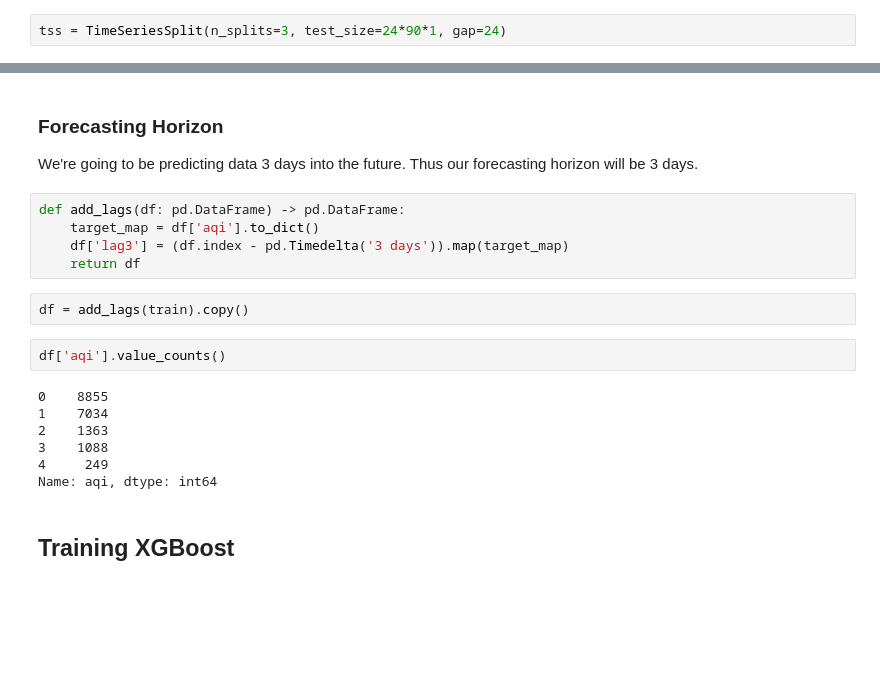
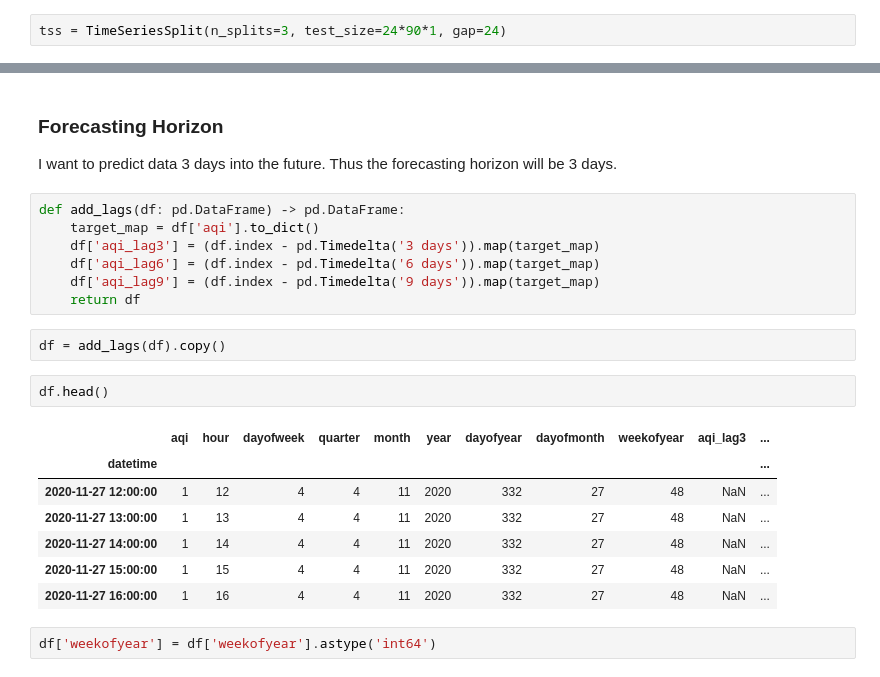
Before and after one commit to achi113s/AQIPrediction, a Jupyter notebook: 3_model_training_nb.ipynb, the cells around one changed output, grey strips where cells are left out. Cells and saved outputs as stored; diff of their text form; blank space fills up the shorter version.

```diff
--- a/3_model_training_nb.ipynb
+++ b/3_model_training_nb.ipynb
@@ -234,22 +384,25 @@ for train_idx, val_idx in tss.split(train):
 # %% [markdown]
 ### Forecasting Horizon
 
-We're going to be predicting data 3 days into the future. Thus our forecasting horizon will be 3 days.
+I want to predict data 3 days into the future. Thus the forecasting horizon will be 3 days.
 # %%
 def add_lags(df: pd.DataFrame) -> pd.DataFrame:
     target_map = df['aqi'].to_dict()
-    df['lag3'] = (df.index - pd.Timedelta('3 days')).map(target_map)
+    df['aqi_lag3'] = (df.index - pd.Timedelta('3 days')).map(target_map)
+    df['aqi_lag6'] = (df.index - pd.Timedelta('6 days')).map(target_map)
+    df['aqi_lag9'] = (df.index - pd.Timedelta('9 days')).map(target_map)
     return df
 # %%
-df = add_lags(train).copy()
+df = add_lags(df).copy()
-# %%
-df['aqi'].value_counts()
-# %% [output]
-0    8855
-1    7034
-2    1363
-3    1088
-4     249
-Name: aqi, dtype: int64
-# %% [markdown]
-## Training XGBoost
+# %%
+df.head()
+# %% [output]
+|  | aqi | hour | dayofweek | quarter | month | year | dayofyear | dayofmonth | weekofyear | aqi_lag3 | ... |
+| datetime |  |  |  |  |  |  |  |  |  |  | ... |
+| 2020-11-27 12:00:00 | 1 | 12 | 4 | 4 | 11 | 2020 | 332 | 27 | 48 | NaN | ... |
+| 2020-11-27 13:00:00 | 1 | 13 | 4 | 4 | 11 | 2020 | 332 | 27 | 48 | NaN | ... |
+| 2020-11-27 14:00:00 | 1 | 14 | 4 | 4 | 11 | 2020 | 332 | 27 | 48 | NaN | ... |
+| 2020-11-27 15:00:00 | 1 | 15 | 4 | 4 | 11 | 2020 | 332 | 27 | 48 | NaN | ... |
+| 2020-11-27 16:00:00 | 1 | 16 | 4 | 4 | 11 | 2020 | 332 | 27 | 48 | NaN | ... |
+# %%
+df['weekofyear'] = df['weekofyear'].astype('int64')
```
Also changed, not shown: parts of 60 cells of this notebook.
